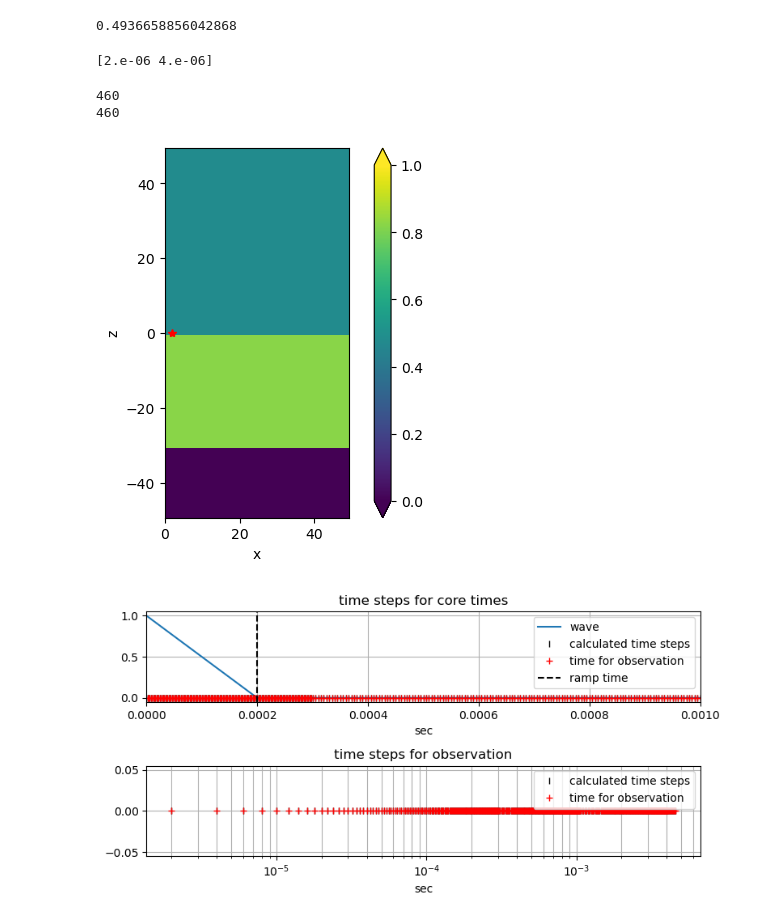
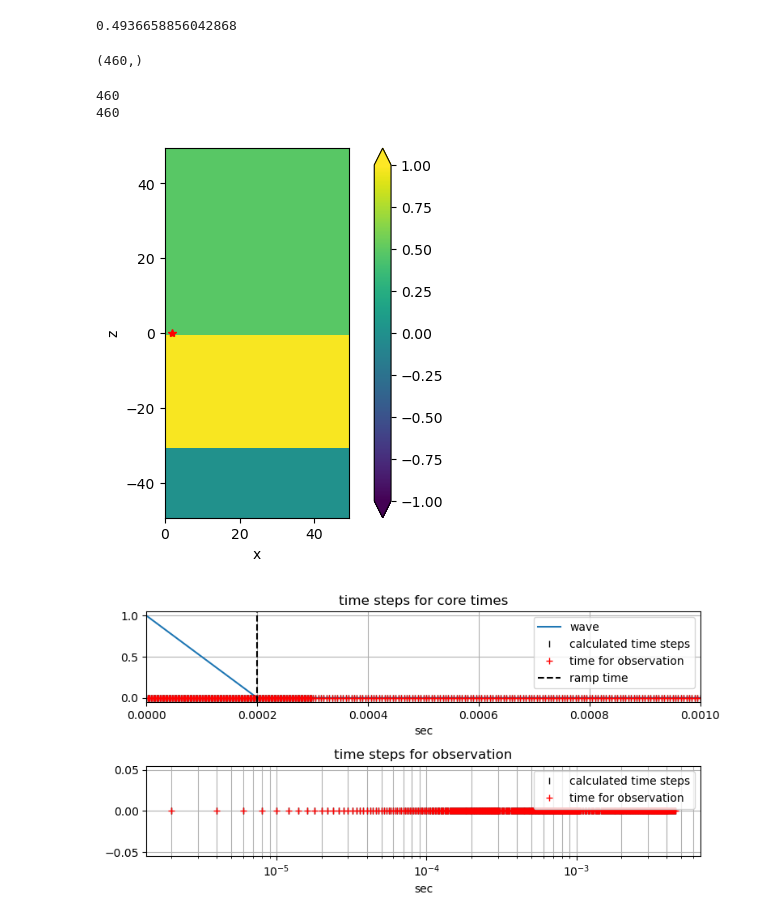
Before and after one commit to MasayukiMotoori/AGU24, a Jupyter notebook: 14_validation_LayerIP_rmp.ipynb, the cells around one changed output. Saved outputs shown, nothing was run; the diff lists cells and outputs as text; code cells hidden in the pictures.

```diff
--- a/14_validation_LayerIP_rmp.ipynb
+++ b/14_validation_LayerIP_rmp.ipynb
@@ -67,7 +72,7 @@ print(tx_height)
 # %%
 sigmaInf = np.ones(mesh.nC)*sigma_sea
 inds_layer = np.logical_and(mesh.gridCC[:,2]<-tx_height, mesh.gridCC[:,2]>-tx_height-thick_target)
-sigmaInf[inds_layer] = sigma_target
+sigmaInf[inds_layer] = sigma_target/(1-eta_target)
 inds_bed = mesh.gridCC[:,2] <= - tx_height-thick_target
 sigmaInf[inds_bed] = sigma_seabed
 # %%
@@ -89,9 +94,9 @@ time_clc = np.cumsum(steps)
 time_rec = time_clc
 #time_clc = time_clc[time_clc < tend+eps ]
 #time_rec = np.power(10,np.arange(np.log10(tstrt), np.log10(tend), logstep))
-print(time_rec[0:2])
+print(time_rec.shape)
 # %% [output]
-[2.e-06 4.e-06]
+(460,)
 # %%
 # # Use VTEM wave form for just moment
 # dt = 1.47e-3
@@ -128,14 +133,14 @@ print(len(time_rec))
 # %%
 cb= mesh.plotImage(np.log10(sigmaInf))
 plt.colorbar(cb[0], ax=plt.gca(), extend='both')
 plt.plot(src.radius,0,'r*')
-cb[0].set_clim(1, 0)
+cb[0].set_clim(1, -1)
 cb[0].set_label('$ \log_{10}SurveyLinear $')
 plt.xlim(0., ncx*csx)
 plt.ylim(-ncz*csz, ncz*csz )
 plt.gca().set_aspect('equal')
 # %% [output]
-[figure, old version]
+[figure, new version]
 # %%
 fig, ax = plt.subplots(2,1,figsize=(8,4))
 ax[0].plot(prb_emip.times, [waveform.eval(t) for t in prb_emip.times],label='wave')
```
Also changed, not shown: parts of 5 cells of this notebook, 1 other file.
